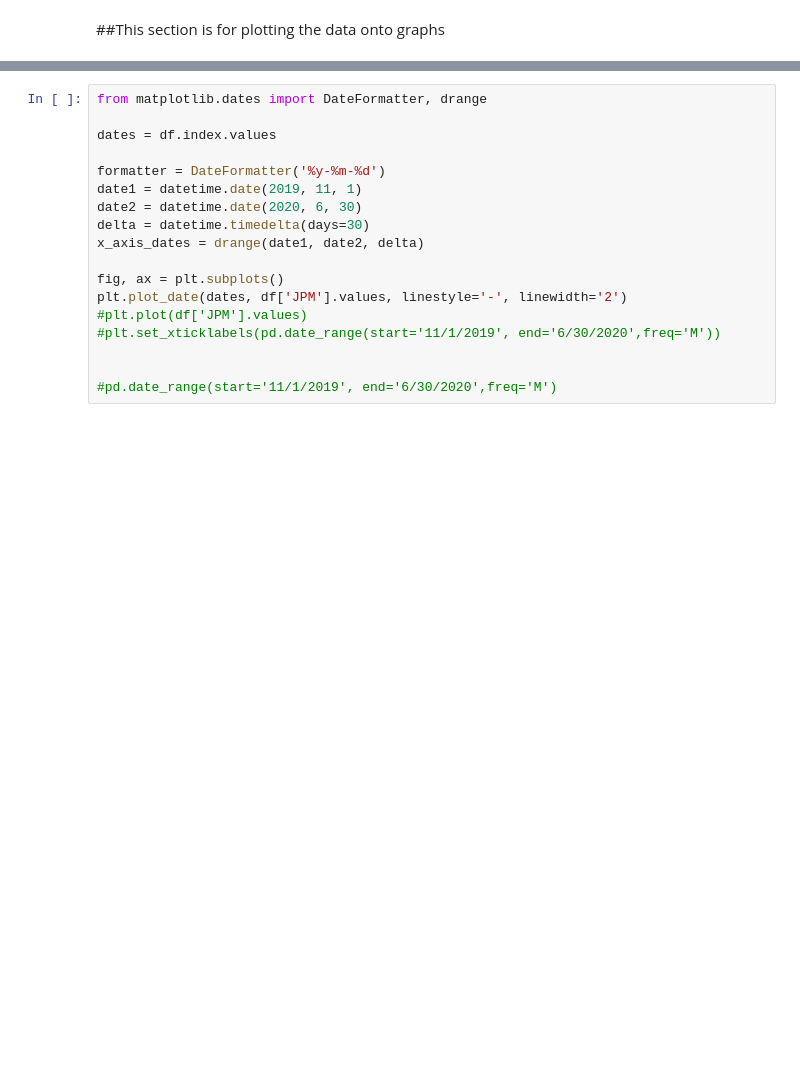
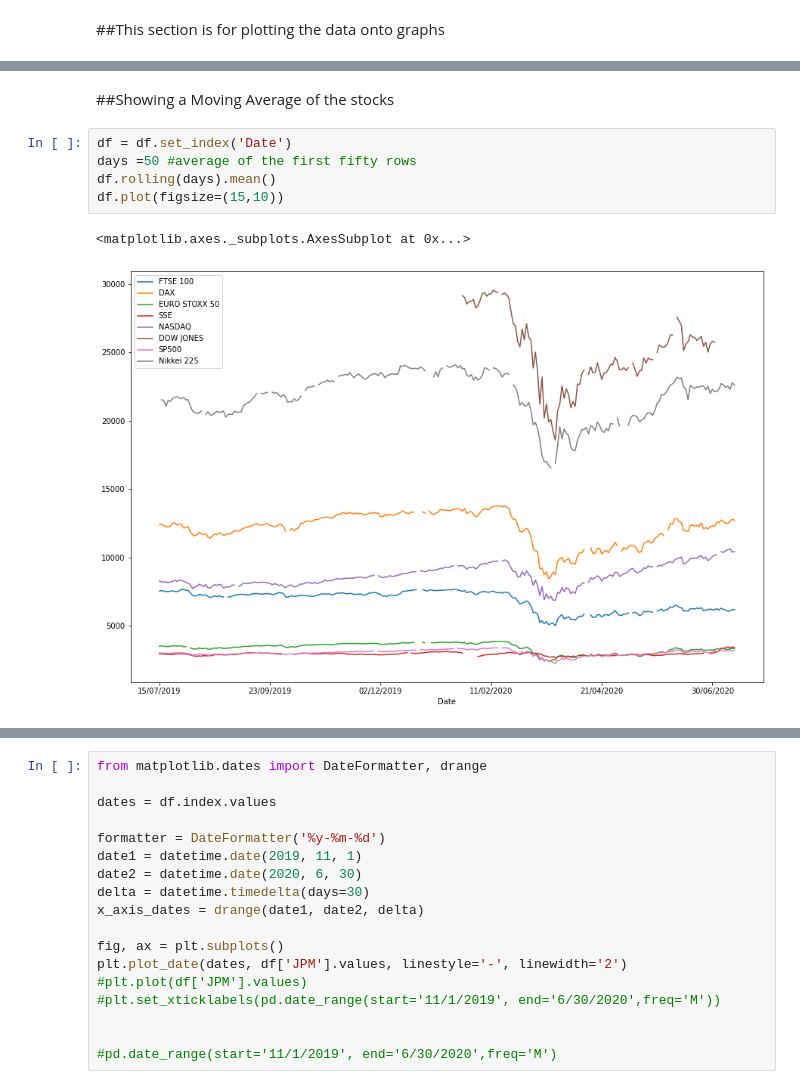
Before and after one commit to UliksSekiraqa/StockMarketAnalysis, a Jupyter notebook: DataAnalysis.ipynb, the cells around one changed output, grey strips where cells are left out. Drawn from its saved outputs; the diff is of its cells as text; blank space fills up the shorter version.

```diff
--- a/DataAnalysis.ipynb
+++ b/DataAnalysis.ipynb
@@ -427 +440,11 @@ max    7686.600000  13789.000000  ...  3386.150000  24083.510000
+# %% [markdown]
+##Showing a Moving Average of the stocks
+# %%
+df = df.set_index('Date')
+days =50 #average of the first fifty rows
+df.rolling(days).mean()
+df.plot(figsize=(15,10))
+# %% [output]
+<matplotlib.axes._subplots.AxesSubplot at 0x...>
+[figure, added]
 # %%
```
Also changed, not shown: parts of 21 cells of this notebook.
